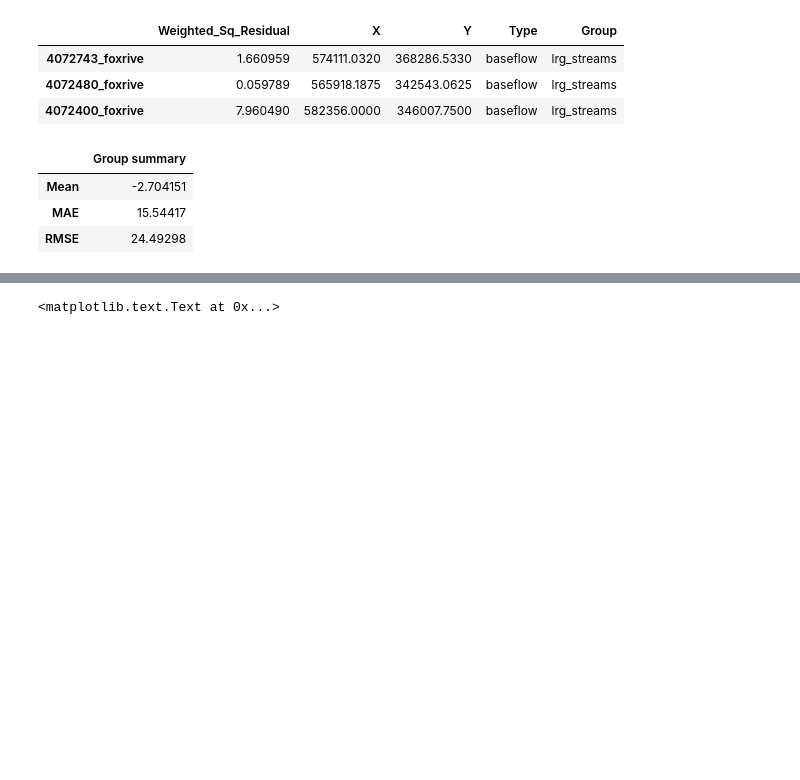
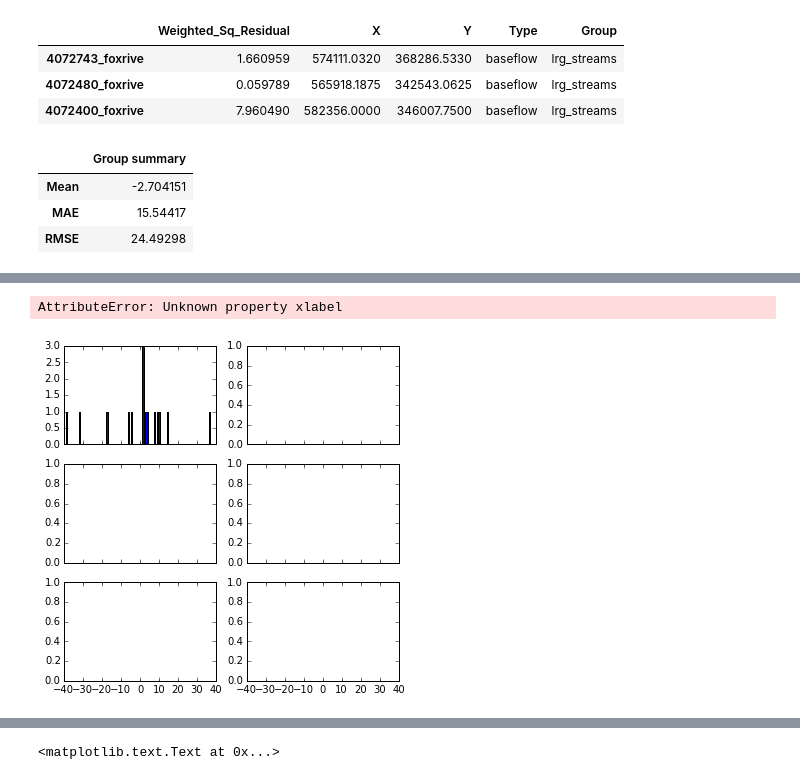
Before and after one commit to PESTools/pestools, a Jupyter notebook: examples/Res.ipynb, the cells around one changed output, grey strips where cells are left out. Saved outputs shown, nothing was run; the diff lists cells and outputs as text; code cells hidden in the pictures; blank space fills up the shorter version.

```diff
--- a/examples/Res.ipynb
+++ b/examples/Res.ipynb
@@ -106,0 +131,12 @@ res.description
+# %%
+hist_df = res.df.ix[res.df.Group.isin(['head_best', 'head_good', 'head_fair', 'wcrs1', 'head_poor','wcrs2']), 'Residual']
+head_groups = ['head_best', 'head_good', 'head_fair', 'wcrs1', 'head_poor','wcrs2']
+
+head_inds = [True if g in head_groups else False for g in res.df.Group]
+heads_df = res.df[['Name', 'Group', 'Residual']].copy()[head_inds]
+obs_ind = [True if 'regul' not in g else False for g in heads_df.Group]
+heads_df = heads_df[obs_ind].pivot(index='Name', columns='Group', values='Residual')
+axes = heads_df.hist(figsize=(6, 6), bins=100, grid=False, sharex=True)
+# %% [output]
+AttributeError: Unknown property xlabel
+[figure, added]
```
Also changed, not shown: parts of 6 cells of this notebook, 3 other files.
